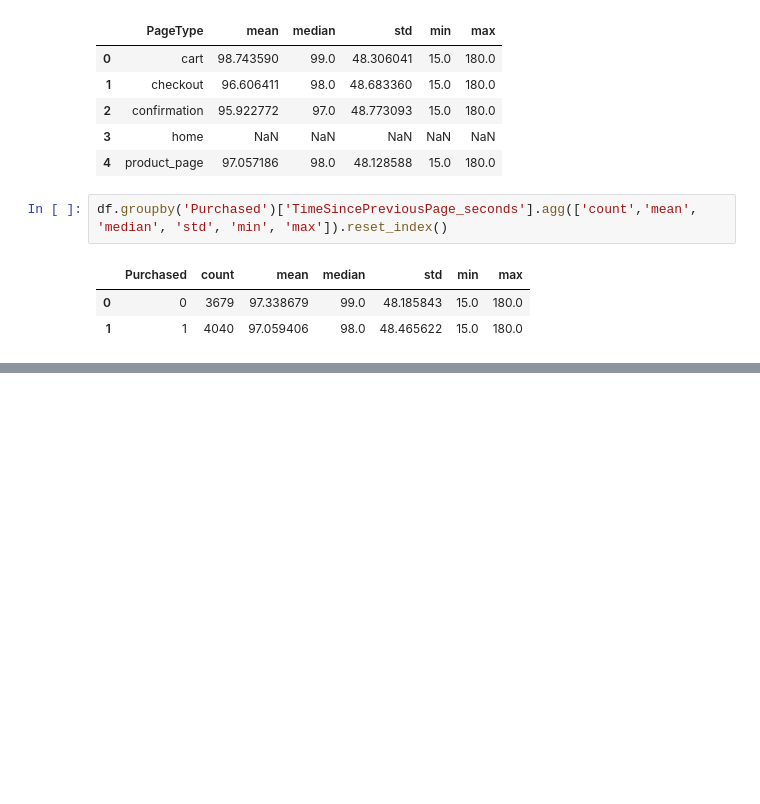
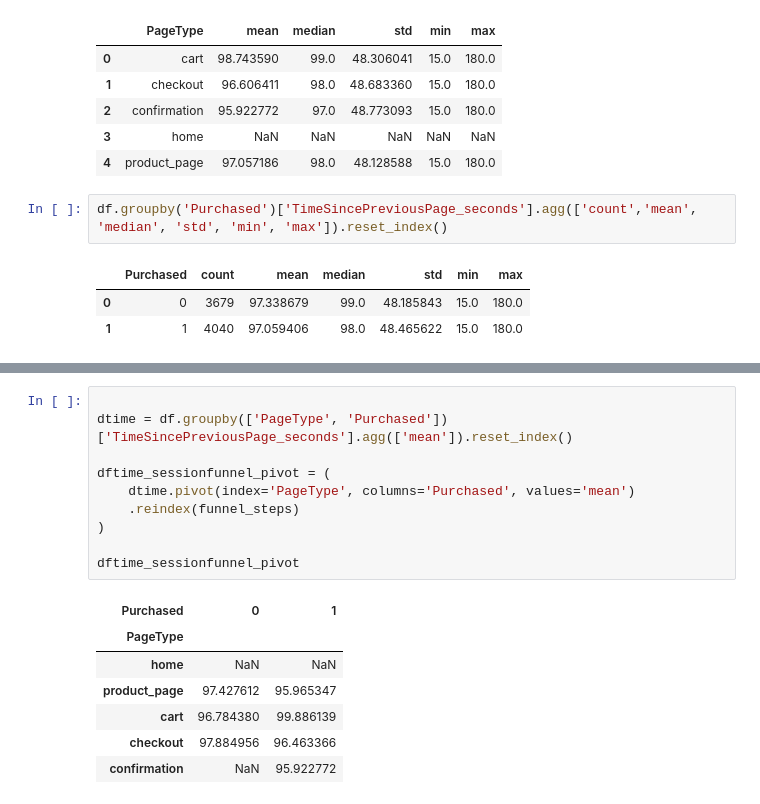
Before and after one commit to RondinellyOliveira/Funnel-Drop, a Jupyter notebook: Funnel_drop_analysis.ipynb, the cells around one changed output, grey strips where cells are left out. Cells and saved outputs as stored; diff of their text form; blank space fills up the shorter version.

```diff
--- a/Funnel_drop_analysis.ipynb
+++ b/Funnel_drop_analysis.ipynb
@@ -920,3 +920,21 @@ df_time_session
+# %%
+
+dtime = df.groupby(['PageType', 'Purchased'])['TimeSincePreviousPage_seconds'].agg(['mean']).reset_index()
+
+dftime_sessionfunnel_pivot = (
+    dtime.pivot(index='PageType', columns='Purchased', values='mean')
+    .reindex(funnel_steps)
+)
+
+dftime_sessionfunnel_pivot
+# %% [output]
+| Purchased | 0 | 1 |
+| PageType |  |  |
+| home | NaN | NaN |
+| product_page | 97.427612 | 95.965347 |
+| cart | 96.784380 | 99.886139 |
+| checkout | 97.884956 | 96.463366 |
+| confirmation | NaN | 95.922772 |
 # %%
 df_time_session_avg = df_time_session.groupby('Purchased')['total_time_session'].agg(['count','mean', 'median', 'std', 'min', 'max']).reset_index()
 df_time_session_avg
```
Also changed, not shown: parts of 5 cells of this notebook.
